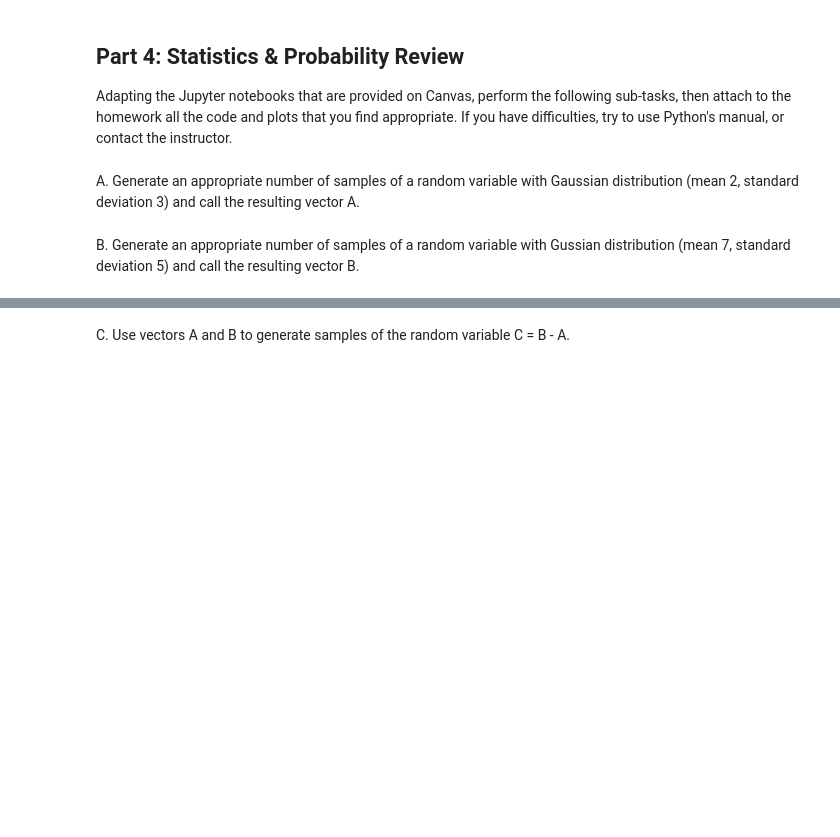
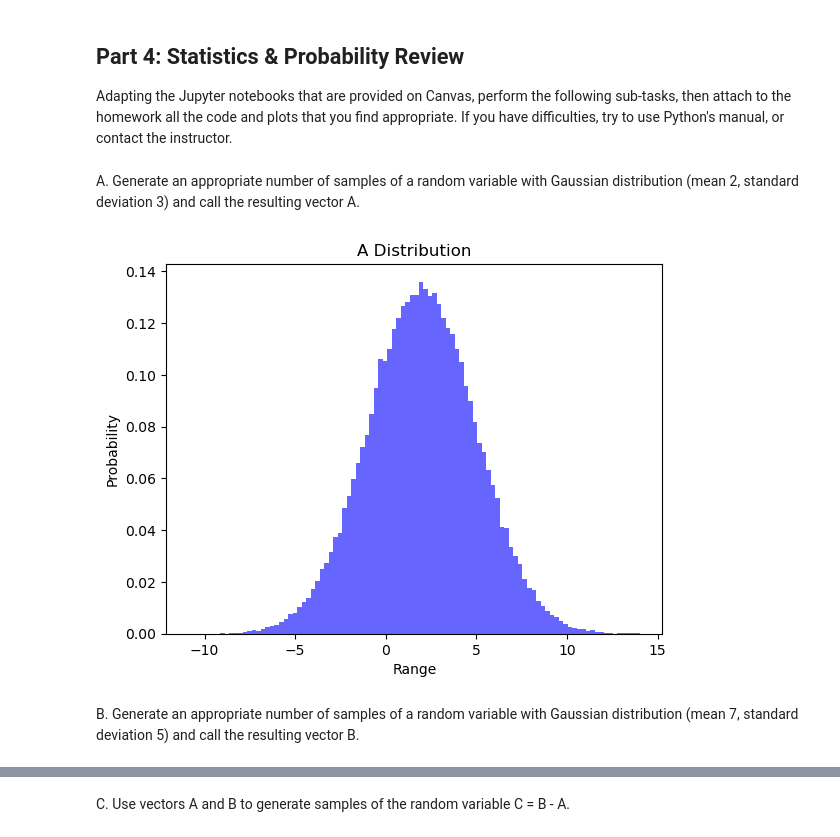
Before and after one commit to julia-ehlers/AREN-8940-infra-comm-resilience, a Jupyter notebook: homework-1.ipynb, the cells around one changed output, grey strips where cells are left out. Cells and saved outputs as stored; diff of their text form; code cells hidden in the pictures; blank space fills up the shorter version.

```diff
--- a/homework-1.ipynb
+++ b/homework-1.ipynb
@@ -93,4 +95,20 @@ Adapting the Jupyter notebooks that are provided on Canvas, perform the followin
 # %% [markdown]
 A. Generate an appropriate number of samples of a random variable with Gaussian distribution (mean 2, standard deviation 3) and call  the resulting vector A.
+# %%
+# Define mean and standard deviation.
+mu_A = 2
+sigma_A = 3
+
+# Create the normal/Gaussian distribution for A.
+A = np.random.normal(mu_A, sigma_A, 100000)
+
+# Plot A to check.
+plt.hist(A, bins = 100, density = True, alpha = 0.6, color = 'b')
+plt.title('A Distribution')
+plt.ylabel('Probability')
+plt.xlabel('Range')
+plt.show()
+# %% [output]
+[figure, added]
 # %% [markdown]
-B. Generate an appropriate number of samples of a random variable with Gussian distribution (mean 7, standard deviation 5) and call the resulting vector B.
+B. Generate an appropriate number of samples of a random variable with Gaussian distribution (mean 7, standard deviation 5) and call the resulting vector B.
```
Also changed, not shown: parts of 4 cells of this notebook.
